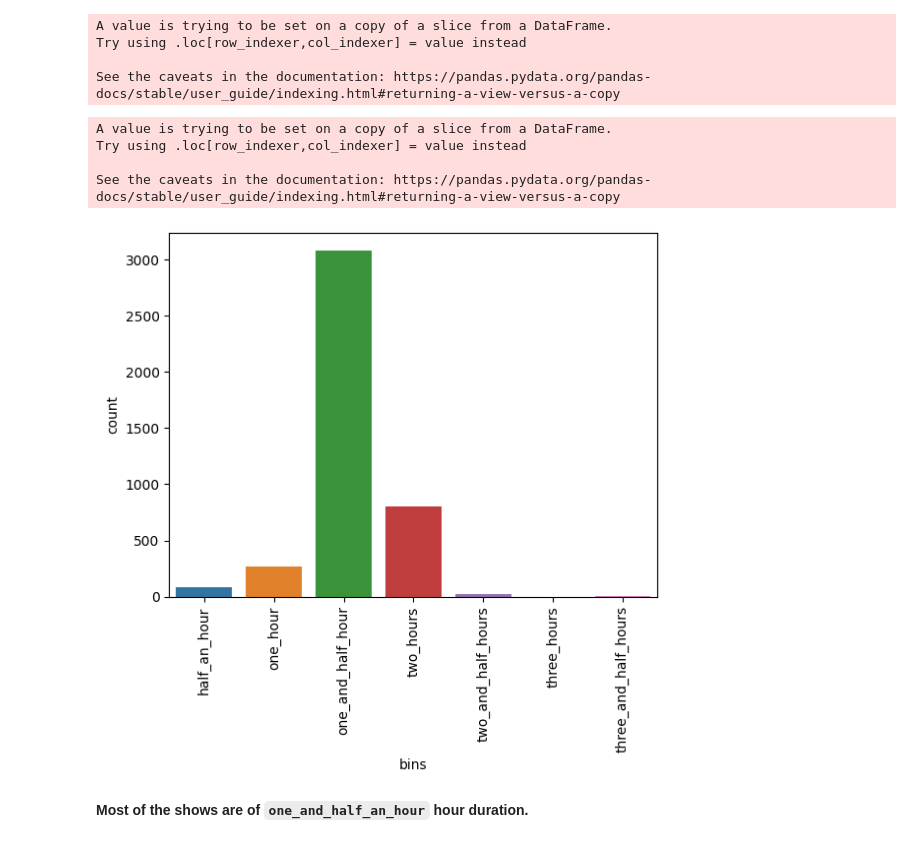
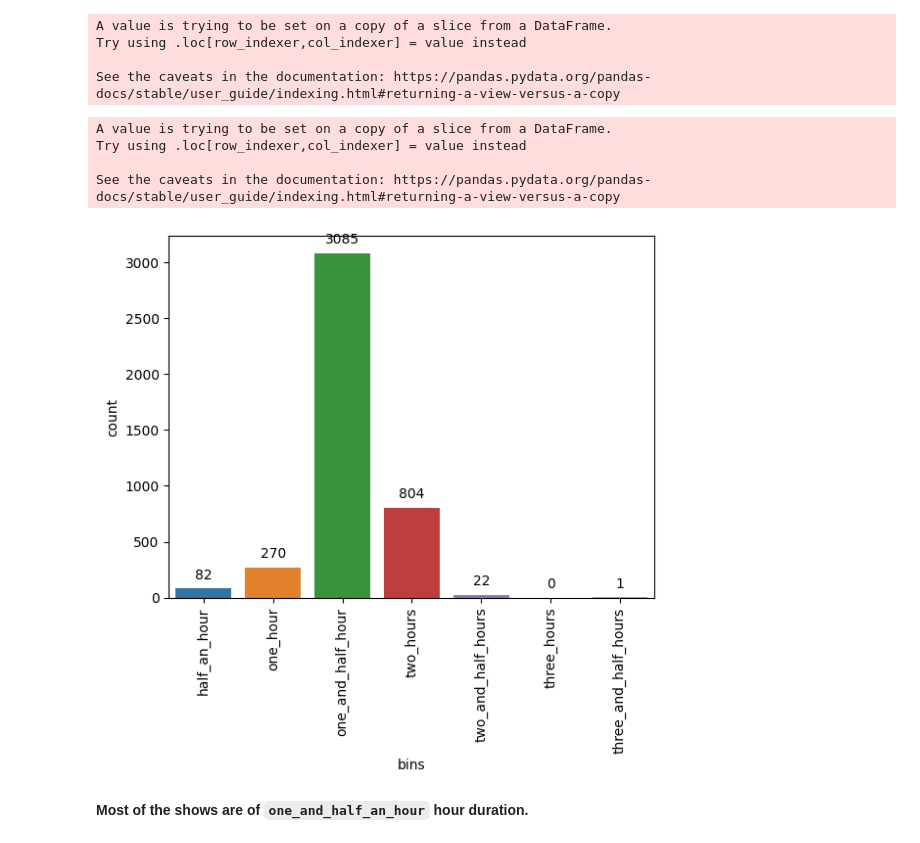
Before and after one commit to Alina-dilawaiz/Myprojects, a Jupyter notebook: AFOCAS-PROJECTS/Netflix_titles_EDA.ipynb, the cells around one changed output. Saved outputs shown, nothing was run; the diff lists cells and outputs as text; code cells hidden in the pictures.

```diff
--- a/AFOCAS-PROJECTS/Netflix_titles_EDA.ipynb
+++ b/AFOCAS-PROJECTS/Netflix_titles_EDA.ipynb
@@ -316,19 +316,22 @@ See the caveats in the documentation: https://pandas.pydata.org/pandas-docs/stab
 # %%
 
 #creating bins for duration
 bin_edges = [0, 30, 60, 120, 180, 240, 300, 360]
 bin_labels = ["half_an_hour", "one_hour", "one_and_half_hour", "two_hours", "two_and_half_hours", "three_hours", "three_and_half_hours"]
 
 movies['bins'] = pd.cut(movies['duration'], bins=bin_edges, labels=bin_labels)
-fig = sns.countplot(x="bins", data=movies)
+plot = sns.countplot(x="bins", data=movies)
+for p in plot.patches:
+    plot.annotate(format(p.get_height(), '.0f'), (p.get_x() + p.get_width() / 2., p.get_height()),
+                   ha = 'center', va = 'center', xytext = (0, 10), textcoords = 'offset points')
 plt.xticks(rotation=90)
 plt.show()
 # %% [output]
 A value is trying to be set on a copy of a slice from a DataFrame.
 Try using .loc[row_indexer,col_indexer] = value instead
 
 See the caveats in the documentation: https://pandas.pydata.org/pandas-docs/stable/user_guide/indexing.html#returning-a-view-versus-a-copy
-[figure, old version]
+[figure, new version]
 # %% [markdown]
 **Most of the shows are of `one_and_half_an_hour` hour duration.**
 # %% [markdown]
```
